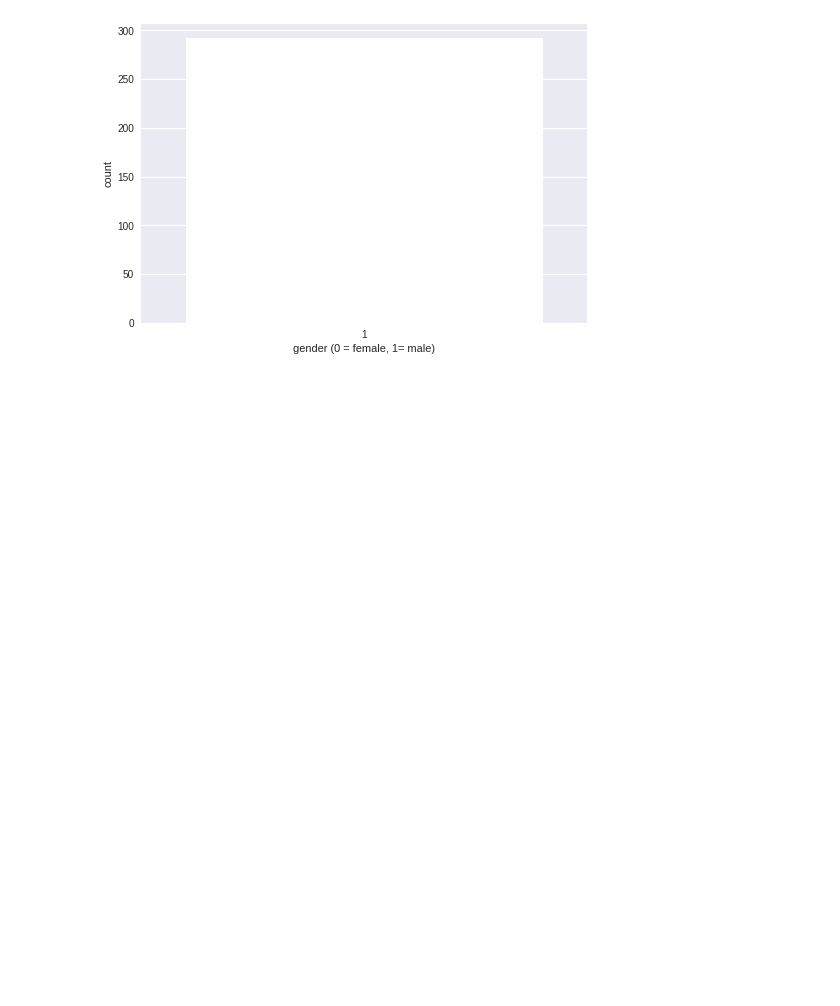
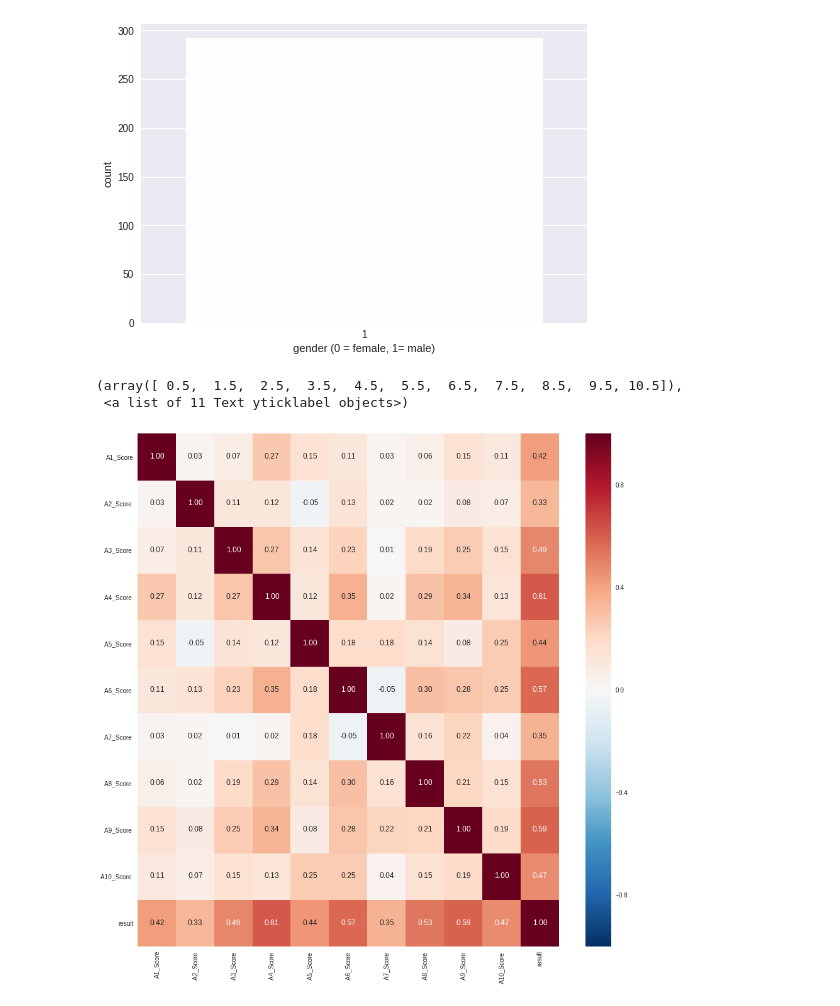
Before and after one commit to Anandharajan/DriverBehaviour, a Jupyter notebook: autism.ipynb, the cells around one changed output. Cells and saved outputs as stored; diff of their text form; code cells hidden in the pictures; blank space fills up the shorter version.

```diff
--- a/autism.ipynb
+++ b/autism.ipynb
@@ -62,3 +62,12 @@ plt.xlabel("gender (0 = female, 1= male)")
 plt.show()
 # %% [output]
 [figure]
+# %%
+plt.figure(figsize=(15,15))
+sns.heatmap(df.corr(),annot = True,fmt = ".2f",cbar = True)
+plt.xticks(rotation=90)
+plt.yticks(rotation = 0)
+# %% [output]
+(array([ 0.5,  1.5,  2.5,  3.5,  4.5,  5.5,  6.5,  7.5,  8.5,  9.5, 10.5]),
+ <a list of 11 Text yticklabel objects>)
+[figure, added]
```
Also changed, not shown: parts of 4 cells of this notebook.
